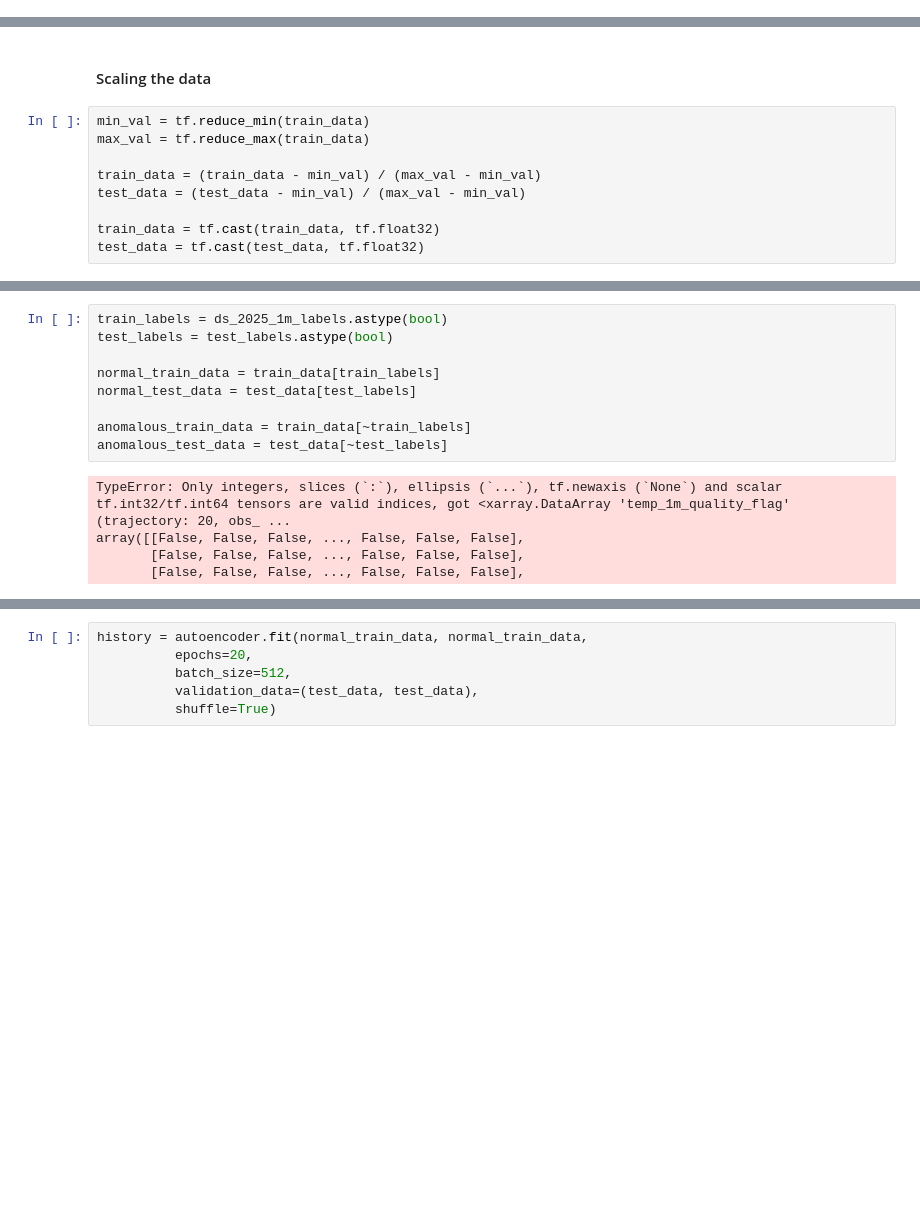
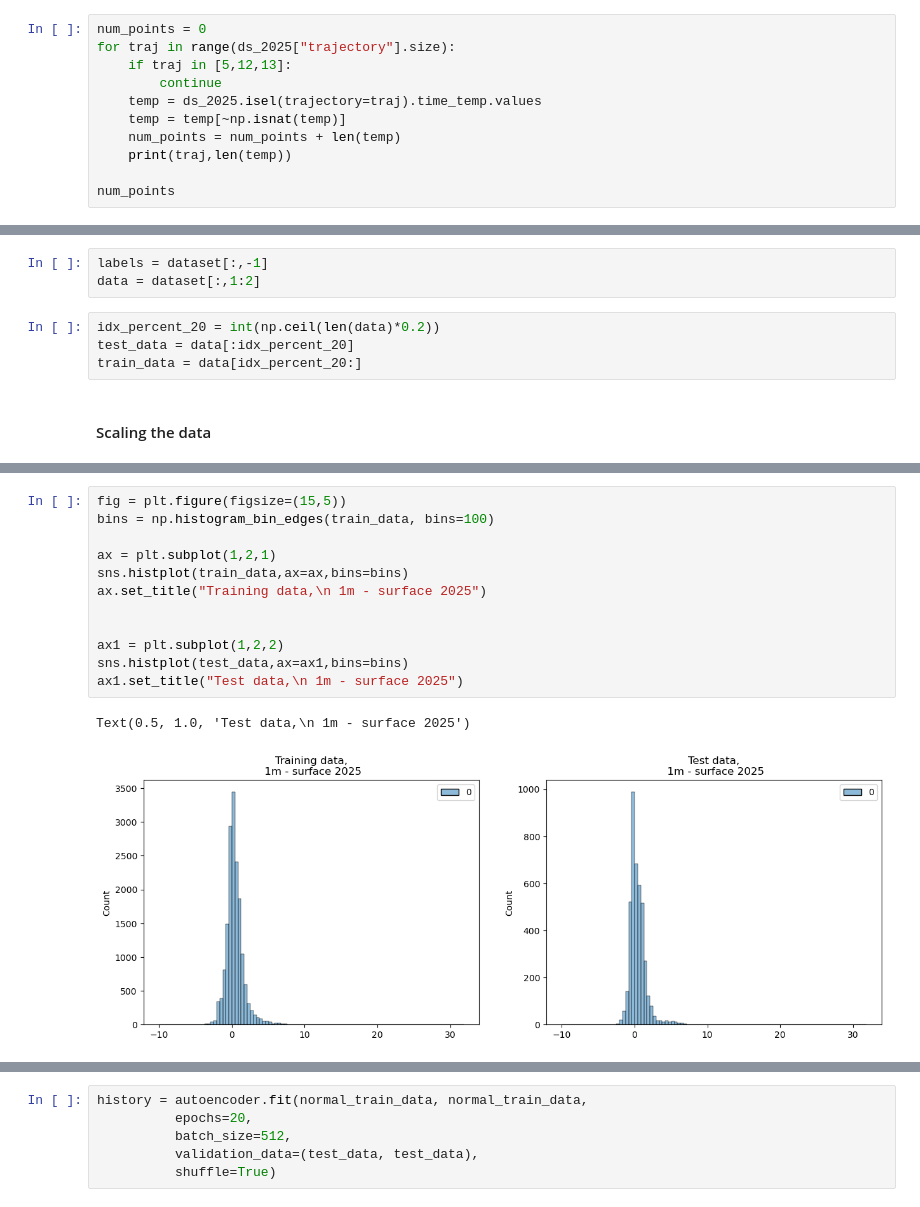
Before and after one commit to johtj/data_analysis_ml_project3, a Jupyter notebook: autoencoder.ipynb, the cells around one changed output, grey strips where cells are left out. Saved outputs shown, nothing was run; the diff lists cells and outputs as text; blank space fills up the shorter version.

```diff
--- a/autoencoder.ipynb
+++ b/autoencoder.ipynb
@@ -36,0 +29,11 @@ train_data, test_data, train_labels, test_labels = train_test_split(ds_2025_temp
+# %%
+num_points = 0
+for traj in range(ds_2025["trajectory"].size):
+    if traj in [5,12,13]:
+        continue
+    temp = ds_2025.isel(trajectory=traj).time_temp.values
+    temp = temp[~np.isnat(temp)]
+    num_points = num_points + len(temp)
+    print(traj,len(temp))
+
+num_points
@@ -37,11 +125,9 @@ train_data, test_data, train_labels, test_labels = train_test_split(ds_2025_temp
+# %%
+labels = dataset[:,-1]
+data = dataset[:,1:2]
+# %%
+idx_percent_20 = int(np.ceil(len(data)*0.2))
+test_data = data[:idx_percent_20]
+train_data = data[idx_percent_20:]
 # %% [markdown]
 #### Scaling the data
-# %%
-min_val = tf.reduce_min(train_data)
-max_val = tf.reduce_max(train_data)
-
-train_data = (train_data - min_val) / (max_val - min_val)
-test_data = (test_data - min_val) / (max_val - min_val)
-
-train_data = tf.cast(train_data, tf.float32)
-test_data = tf.cast(test_data, tf.float32)
@@ -50,16 +134,17 @@ test_data = tf.cast(test_data, tf.float32)
-# %%
-train_labels = ds_2025_1m_labels.astype(bool)
-test_labels = test_labels.astype(bool)
-
-normal_train_data = train_data[train_labels]
-normal_test_data = test_data[test_labels]
-
-anomalous_train_data = train_data[~train_labels]
-anomalous_test_data = test_data[~test_labels]
-# %% [output]
-TypeError: Only integers, slices (`:`), ellipsis (`...`), tf.newaxis (`None`) and scalar tf.int32/tf.int64 tensors are valid indices, got <xarray.DataArray 'temp_1m_quality_flag' (trajectory: 20, obs_ ...
-array([[False, False, False, ..., False, False, False],
-       [False, False, False, ..., False, False, False],
-       [False, False, False, ..., False, False, False],
+# %%
+fig = plt.figure(figsize=(15,5))
+bins = np.histogram_bin_edges(train_data, bins=100)
+
+ax = plt.subplot(1,2,1)
+sns.histplot(train_data,ax=ax,bins=bins)
+ax.set_title("Training data,\n 1m - surface 2025")
+
+
+ax1 = plt.subplot(1,2,2)
+sns.histplot(test_data,ax=ax1,bins=bins)
+ax1.set_title("Test data,\n 1m - surface 2025")
+# %% [output]
+Text(0.5, 1.0, 'Test data,\n 1m - surface 2025')
+[figure, added]
 # %%
 autoencoder = AnomalyDetector()
```
Also changed, not shown: parts of 9 cells of this notebook, 3 other files.
